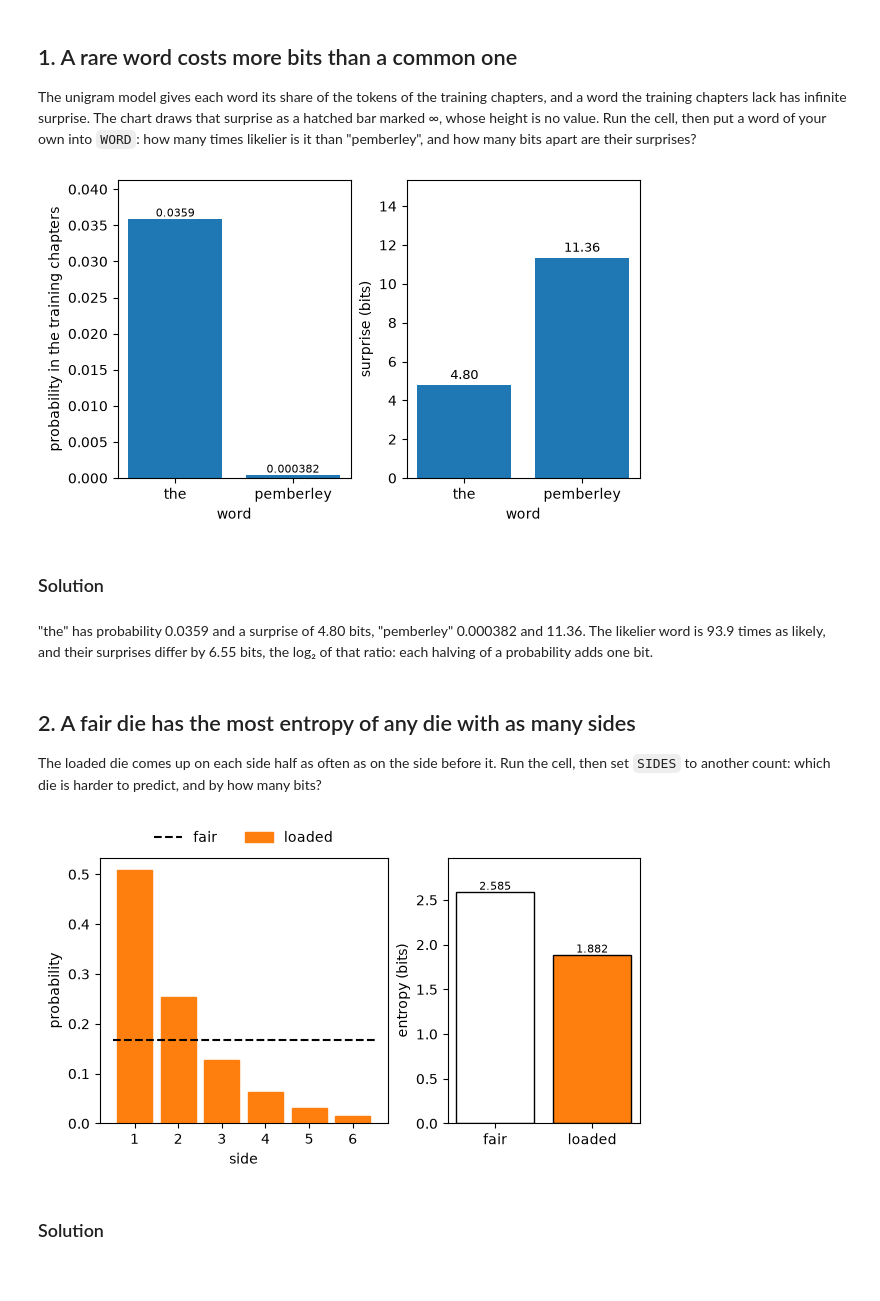
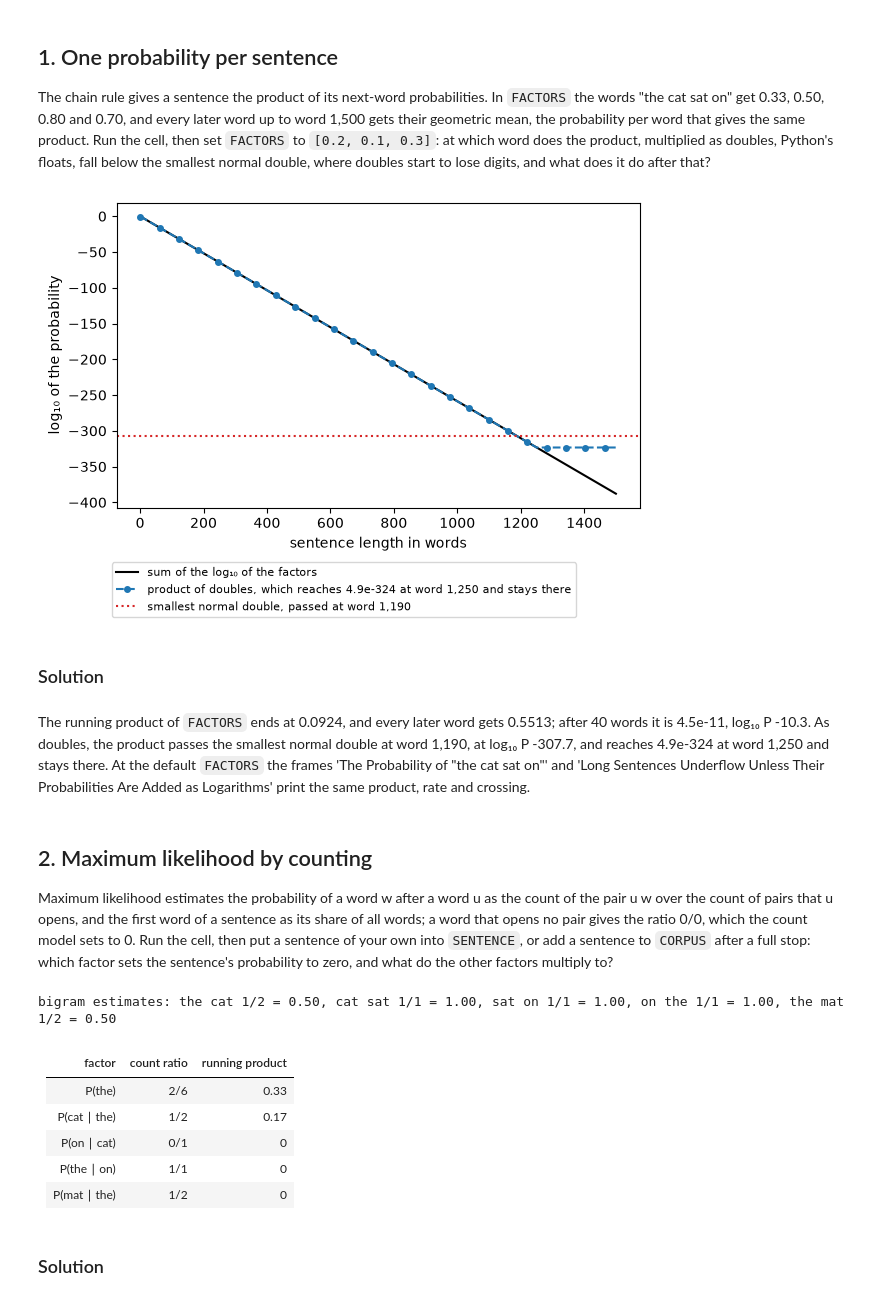
Before and after one commit to josterri/predicting-the-next-words-notebooks, a Jupyter notebook: ch02_workbook.ipynb, the cells around one changed output. Cells and saved outputs as stored; diff of their text form; code cells hidden in the pictures.

```diff
--- a/ch02_workbook.ipynb
+++ b/ch02_workbook.ipynb
@@ -160,40 +168,52 @@ display(Markdown(f"{len(chapters)} chapters: the first {n_train} train the unigr
 # %% [markdown]
-## 1. A rare word costs more bits than a common one
+## 1. One probability per sentence
 
-The unigram model gives each word its share of the tokens of the training
-chapters, and a word the training chapters lack has infinite surprise. The
-chart draws that surprise as a hatched bar marked ∞, whose height is no value.
-Run the cell, then put a word of your own into `WORD`: how many times likelier
-is it than "pemberley", and how many bits apart are their surprises?
+The chain rule gives a sentence the product of its next-word probabilities.
+In `FACTORS` the words "the cat sat on" get 0.33, 0.50, 0.80 and 0.70, and every
+later word up to word 1,500 gets their geometric mean, the probability per word
+that gives the same product. Run the cell, then set `FACTORS` to
+`[0.2, 0.1, 0.3]`: at which word does the product, multiplied as doubles,
+Python's floats, fall below the smallest normal double, where doubles start to
+lose digits, and what does it do after that?
 # %%
-WORD = "the"
-show_words([words_of(WORD, one=True), "pemberley"])
+FACTORS = [0.33, 0.50, 0.80, 0.70]
+show_chain(FACTORS)
 # %% [output]
-[figure, old version]
+[figure, new version]
 # %% [markdown]
 ### Solution
 # %%
-w = words_of(WORD, one=True)
-(p, s), (q, t) = surprise(w), surprise("pemberley")
-display(Markdown(
-    f'The training chapters lack "{w}": its probability is {p:g}, its surprise infinite.' if not p else
-    f'"{w}" is as likely as "pemberley", {q:.3g}; their surprises differ by {abs(t - s):.2f} bits.' if p == q else
-    f'"{w}" has probability {p:.3g} and a surprise of {s:.2f} bits, "pemberley" {q:.3g} and {t:.2f}. '
-    f"The likelier word is {max(p / q, q / p):.3g} times as likely, and their surprises differ by "
-    f"{abs(t - s):.2f} bits, the log₂ of that ratio: each halving of a probability adds one bit."))
+f, logp, p, normal, end, fate = chain(FACTORS)
+fell = f"passes the smallest normal double at word {normal + 1:,}, at log₁₀ P {logp[normal]:.1f}, and " if normal < LENGTH else ""
+display(Markdown(f"The running product of `FACTORS` ends at {np.prod(FACTORS):.3g}, and every later word gets {f[-1]:.4f}; "
+                 f"after 40 words it is {p[39]:.2g}, log₁₀ P {logp[39]:.1f}. As doubles, the product {fell}{fate}. At the "
+                 "default `FACTORS` the frames 'The Probability of \"the cat sat on\"' and 'Long Sentences Underflow Unless Their "
+                 "Probabilities Are Added as Logarithms' print the same product, rate and crossing."))
 # %% [output]
-"the" has probability 0.0359 and a surprise of 4.80 bits, "pemberley" 0.000382 and 11.36. The likelier word is 93.9 times as likely, and their surprises differ by 6.55 bits, the log₂ of that ratio: each halving of a probability adds one bit.
+The running product of `FACTORS` ends at 0.0924, and every later word gets 0.5513; after 40 words it is 4.5e-11, log₁₀ P -10.3. As doubles, the product passes the smallest normal double at word 1,190, at log₁₀ P -307.7, and reaches 4.9e-324 at word 1,250 and stays there. At the default `FACTORS` the frames 'The Probability of "the cat sat on"' and 'Long Sentences Underflow Unless Their Probabilities Are Added as Logarithms' print the same product, rate and crossing.
 # %% [markdown]
-## 2. A fair die has the most entropy of any die with as many sides
+## 2. Maximum likelihood by counting
 
-The loaded die comes up on each side half as often as on the side before it.
-Run the cell, then set `SIDES` to another count: which die is harder to
-predict, and by how many bits?
+Maximum likelihood estimates the probability of a word w after a word u as the
+count of the pair u w over the count of pairs that u opens, and the first word
+of a sentence as its share of all words; a word that opens no pair gives the
+ratio 0/0, which the count model sets to 0. Run the cell, then put a sentence of
+your own into `SENTENCE`, or add a sentence to `CORPUS` after a full stop:
+which factor sets the sentence's probability to zero, and what do the other
+factors multiply to?
 # %%
-SIDES = 6
-show_dice(SIDES)
+CORPUS = "the cat sat on the mat"
+SENTENCE = "the cat on the mat"
+show_factors(CORPUS, SENTENCE)
 # %% [output]
-[figure, removed]
+bigram estimates: the cat 1/2 = 0.50, cat sat 1/1 = 1.00, sat on 1/1 = 1.00, on the 1/1 = 1.00, the mat 1/2 = 0.50
+| factor | count ratio | running product |
+| --- | ---: | ---: |
+| P(the) | 2/6 | 0.33 |
+| P(cat ∣ the) | 1/2 | 0.17 |
+| P(on ∣ cat) | 0/1 | 0 |
+| P(the ∣ on) | 1/1 | 0 |
+| P(mat ∣ the) | 1/2 | 0 |
 # %% [markdown]
 ### Solution
 # %%
```
Also changed, not shown: parts of 11 cells of this notebook, 2 other files.
